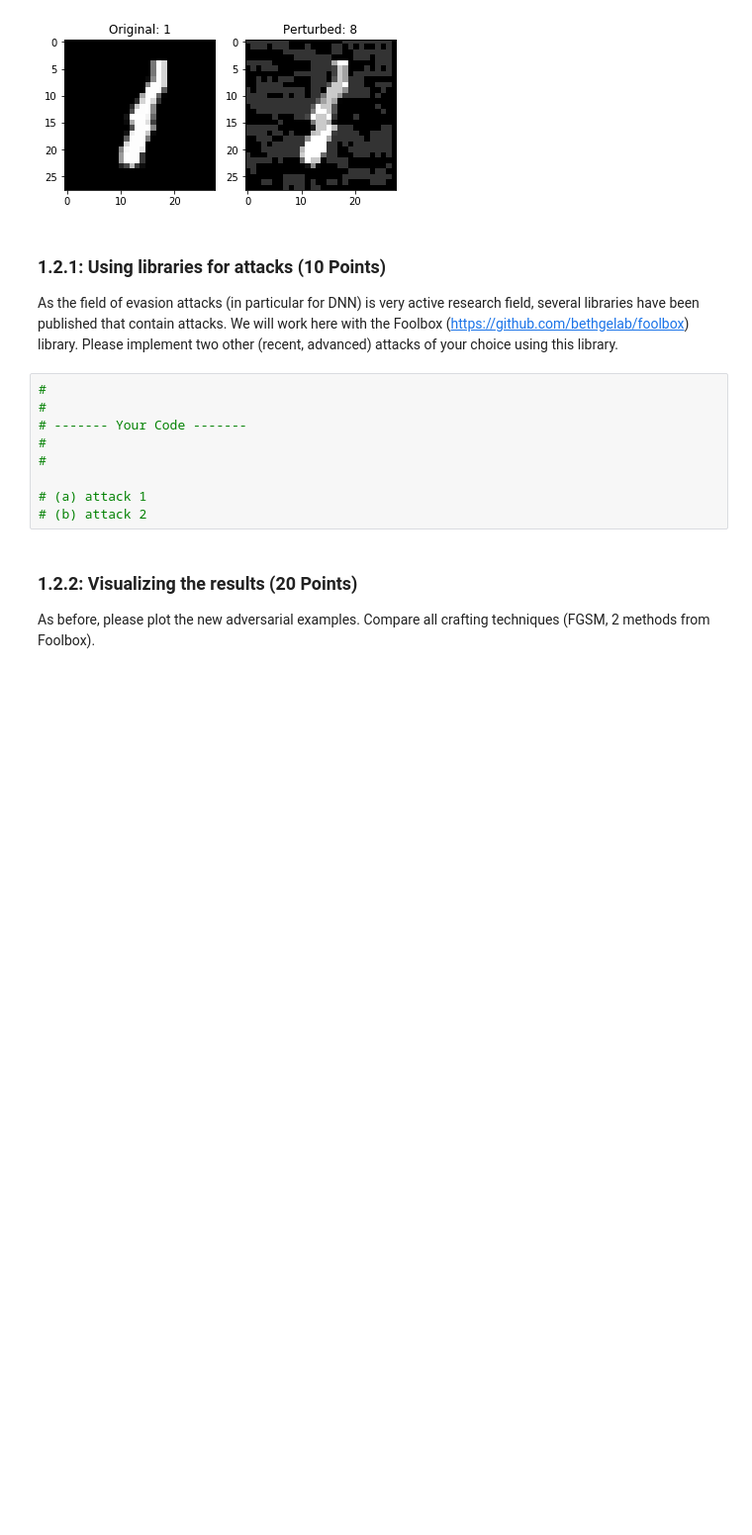
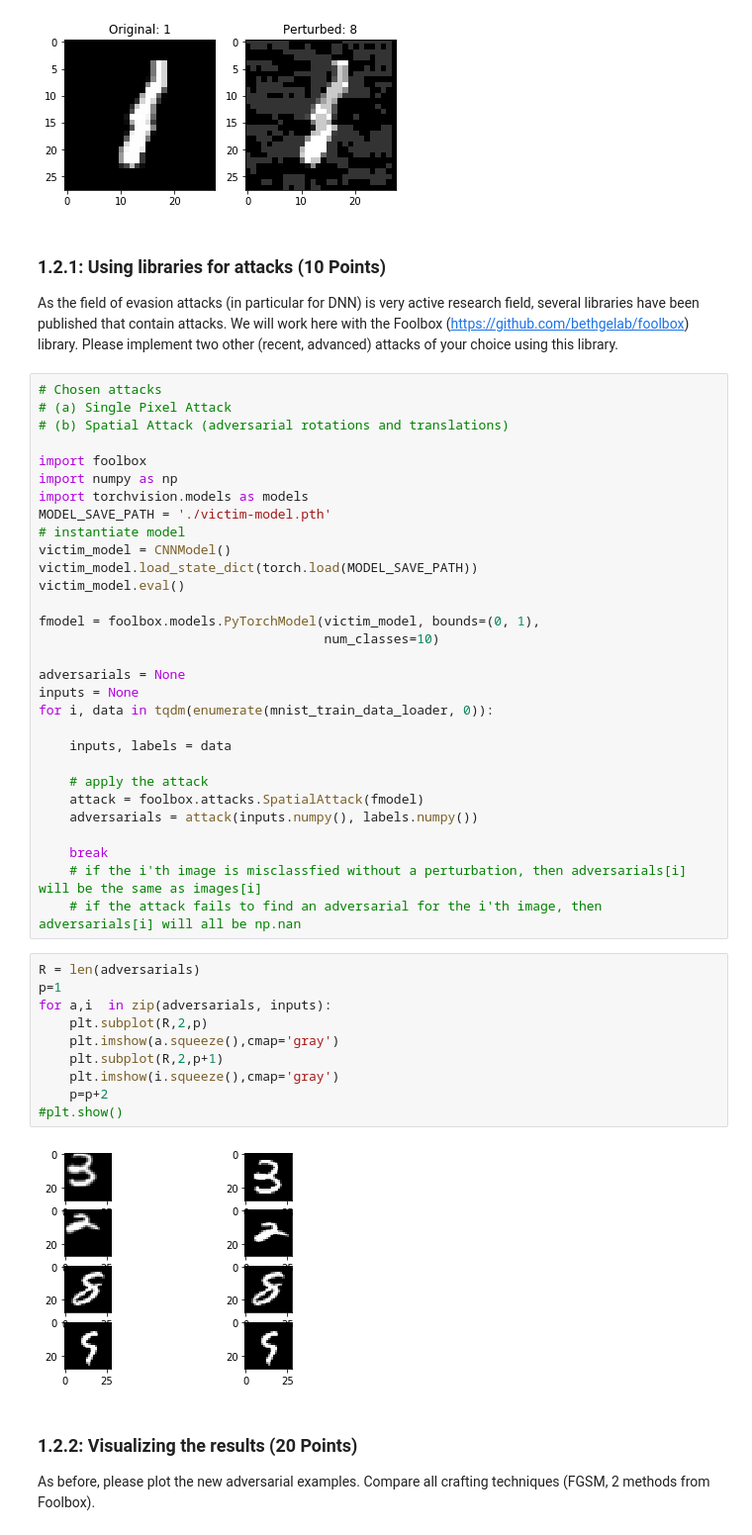
Before and after one commit to muhammadyaseen/mlcysecproj3, a Jupyter notebook: Project3_Notebook.ipynb, the cells around one changed output. Shown: that part at 99% size. Cells and saved outputs as stored; diff of their text form; blank space fills up the shorter version.

Commit message:
adde spatial attack via Foolbox

```diff
--- a/Project3_Notebook.ipynb
+++ b/Project3_Notebook.ipynb
@@ -520,15 +532,48 @@ for i in range(len(advXtrue)):
 # %% [markdown]
 ### 1.2.1: Using libraries for attacks (10 Points)
 As the field of evasion attacks (in particular for DNN) is very active research field, several libraries have been published that contain attacks. We will work here with the Foolbox (https://github.com/bethgelab/foolbox) library. Please implement two other (recent, advanced) attacks of your choice using this library.
-# %%
-#
-#
-# ------- Your Code -------
-#
-#
-
-# (a) attack 1
-# (b) attack 2
+# %%
+# Chosen attacks
+# (a) Single Pixel Attack
+# (b) Spatial Attack (adversarial rotations and translations)
+
+import foolbox
+import numpy as np
+import torchvision.models as models
+MODEL_SAVE_PATH = './victim-model.pth'
+# instantiate model
+victim_model = CNNModel()
+victim_model.load_state_dict(torch.load(MODEL_SAVE_PATH))
+victim_model.eval()
+
+fmodel = foolbox.models.PyTorchModel(victim_model, bounds=(0, 1),
+                                     num_classes=10)
+
+adversarials = None
+inputs = None
+for i, data in tqdm(enumerate(mnist_train_data_loader, 0)):
+
+    inputs, labels = data
+
+    # apply the attack
+    attack = foolbox.attacks.SpatialAttack(fmodel)
+    adversarials = attack(inputs.numpy(), labels.numpy())
+
+    break
+    # if the i'th image is misclassfied without a perturbation, then adversarials[i] will be the same as images[i]
+    # if the attack fails to find an adversarial for the i'th image, then adversarials[i] will all be np.nan
+# %%
+R = len(adversarials)
+p=1
+for a,i  in zip(adversarials, inputs):
+    plt.subplot(R,2,p)
+    plt.imshow(a.squeeze(),cmap='gray')
+    plt.subplot(R,2,p+1)
+    plt.imshow(i.squeeze(),cmap='gray')
+    p=p+2
+#plt.show()
+# %% [output]
+[figure, added]
 # %% [markdown]
 ### 1.2.2: Visualizing the results (20 Points)
 As before, please plot the new adversarial examples. Compare all crafting techniques (FGSM, 2 methods from Foolbox).
```
Also changed, not shown: parts of 2 cells of this notebook, 1 other file.
